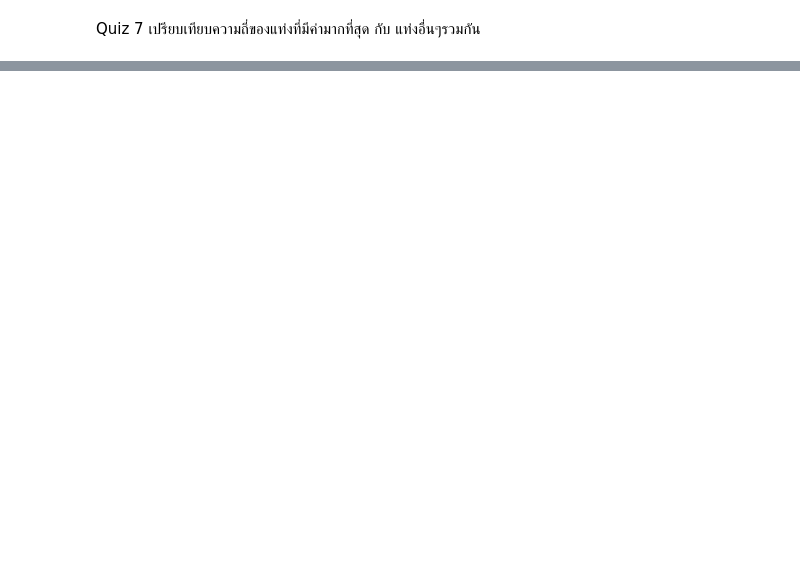
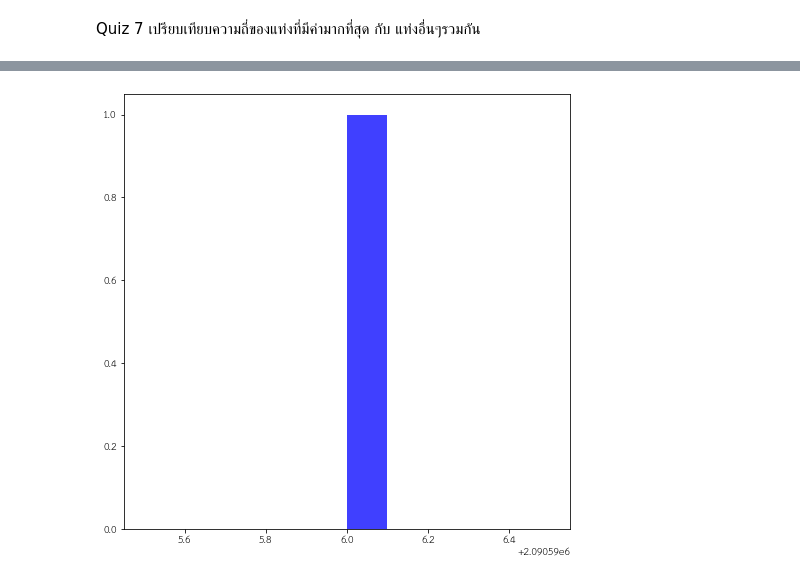
Before and after one commit to MMoltira/data_viz, a Jupyter notebook: Visualize_Data_Comparison.ipynb, the cells around one changed output, grey strips where cells are left out. Saved outputs shown, nothing was run; the diff lists cells and outputs as text; code cells hidden in the pictures; blank space fills up the shorter version.

```diff
--- a/Visualize_Data_Comparison.ipynb
+++ b/Visualize_Data_Comparison.ipynb
@@ -267,0 +293,4 @@ Quiz 7 เปรียบเทียบความถี่ของแท่
+# %%
+plt.hist(search_request_df_q7_1.count(),10,facecolor = 'blue',alpha=0.75);
+# %% [output]
+[figure, added]
```
Also changed, not shown: parts of 11 cells of this notebook.
